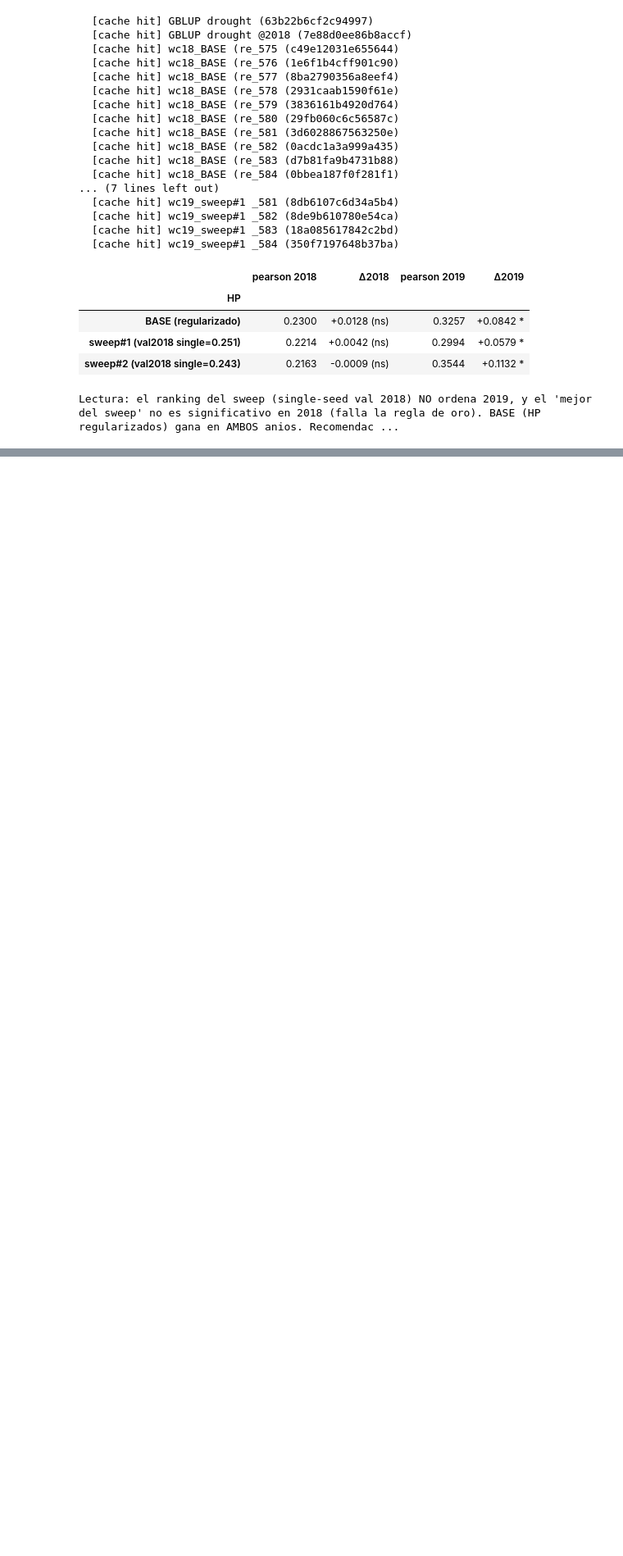
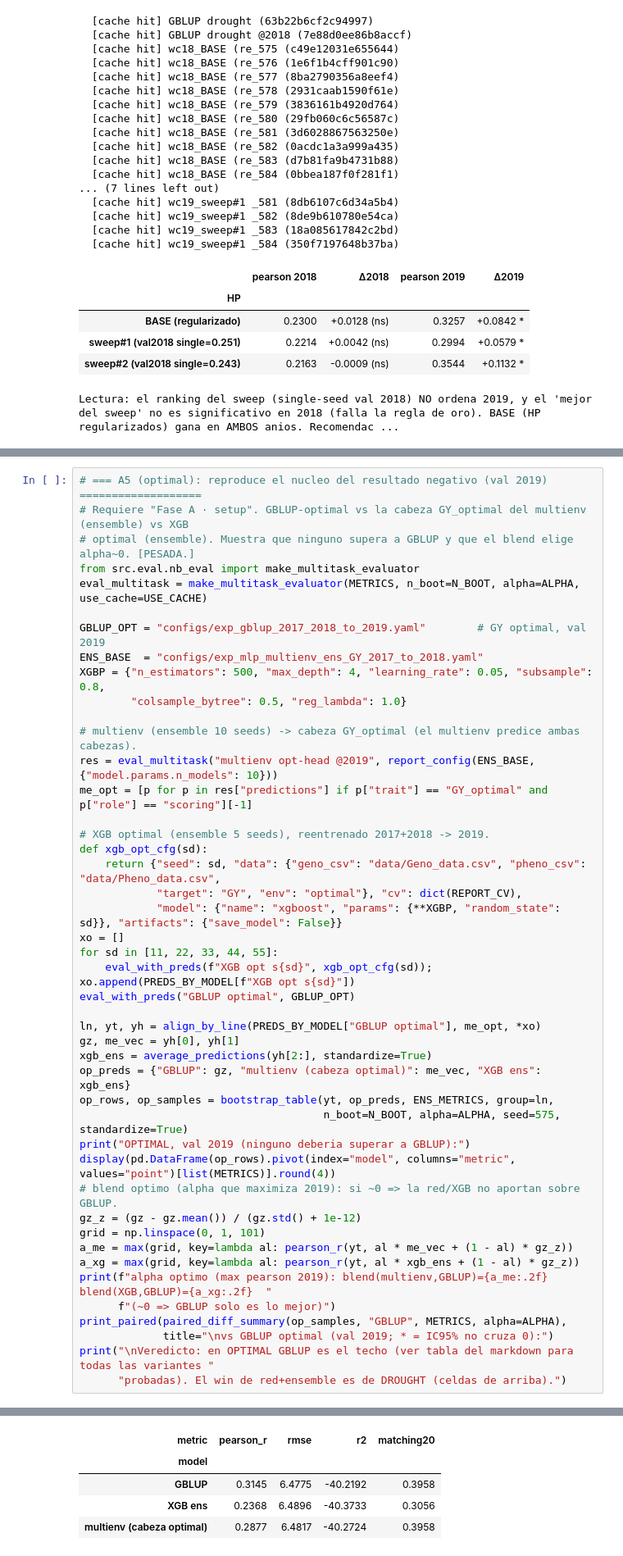
Before and after one commit to octavioromagnoli/maze-genomic-pred, a Jupyter notebook: notebooks/comparar_modelos_ci.ipynb, the cells around one changed output, grey strips where cells are left out. Shown at 82% size. Drawn from its saved outputs; the diff is of its cells as text; blank space fills up the shorter version.

```diff
--- a/notebooks/comparar_modelos_ci.ipynb
+++ b/notebooks/comparar_modelos_ci.ipynb
@@ -1901,0 +2037,46 @@ print("\nSi es significativo: este es el modelo elegido HONESTAMENTE (HP por el
+# %%
+# === A5 (optimal): reproduce el nucleo del resultado negativo (val 2019) ===================
+# Requiere "Fase A · setup". GBLUP-optimal vs la cabeza GY_optimal del multienv (ensemble) vs XGB
+# optimal (ensemble). Muestra que ninguno supera a GBLUP y que el blend elige alpha~0. [PESADA.]
+from src.eval.nb_eval import make_multitask_evaluator
+eval_multitask = make_multitask_evaluator(METRICS, n_boot=N_BOOT, alpha=ALPHA, use_cache=USE_CACHE)
+
+GBLUP_OPT = "configs/exp_gblup_2017_2018_to_2019.yaml"        # GY optimal, val 2019
+ENS_BASE  = "configs/exp_mlp_multienv_ens_GY_2017_to_2018.yaml"
+XGBP = {"n_estimators": 500, "max_depth": 4, "learning_rate": 0.05, "subsample": 0.8,
+        "colsample_bytree": 0.5, "reg_lambda": 1.0}
+
+# multienv (ensemble 10 seeds) -> cabeza GY_optimal (el multienv predice ambas cabezas).
+res = eval_multitask("multienv opt-head @2019", report_config(ENS_BASE, {"model.params.n_models": 10}))
+me_opt = [p for p in res["predictions"] if p["trait"] == "GY_optimal" and p["role"] == "scoring"][-1]
+
+# XGB optimal (ensemble 5 seeds), reentrenado 2017+2018 -> 2019.
+def xgb_opt_cfg(sd):
+    return {"seed": sd, "data": {"geno_csv": "data/Geno_data.csv", "pheno_csv": "data/Pheno_data.csv",
+            "target": "GY", "env": "optimal"}, "cv": dict(REPORT_CV),
+            "model": {"name": "xgboost", "params": {**XGBP, "random_state": sd}}, "artifacts": {"save_model": False}}
+xo = []
+for sd in [11, 22, 33, 44, 55]:
+    eval_with_preds(f"XGB opt s{sd}", xgb_opt_cfg(sd)); xo.append(PREDS_BY_MODEL[f"XGB opt s{sd}"])
+eval_with_preds("GBLUP optimal", GBLUP_OPT)
+
+ln, yt, yh = align_by_line(PREDS_BY_MODEL["GBLUP optimal"], me_opt, *xo)
+gz, me_vec = yh[0], yh[1]
+xgb_ens = average_predictions(yh[2:], standardize=True)
+op_preds = {"GBLUP": gz, "multienv (cabeza optimal)": me_vec, "XGB ens": xgb_ens}
+op_rows, op_samples = bootstrap_table(yt, op_preds, ENS_METRICS, group=ln,
+                                      n_boot=N_BOOT, alpha=ALPHA, seed=575, standardize=True)
+print("OPTIMAL, val 2019 (ninguno deberia superar a GBLUP):")
+display(pd.DataFrame(op_rows).pivot(index="model", columns="metric", values="point")[list(METRICS)].round(4))
+# blend optimo (alpha que maximiza 2019): si ~0 => la red/XGB no aportan sobre GBLUP.
+gz_z = (gz - gz.mean()) / (gz.std() + 1e-12)
+grid = np.linspace(0, 1, 101)
+a_me = max(grid, key=lambda al: pearson_r(yt, al * me_vec + (1 - al) * gz_z))
+a_xg = max(grid, key=lambda al: pearson_r(yt, al * xgb_ens + (1 - al) * gz_z))
+print(f"alpha optimo (max pearson 2019): blend(multienv,GBLUP)={a_me:.2f}  blend(XGB,GBLUP)={a_xg:.2f}  "
+      f"(~0 => GBLUP solo es lo mejor)")
+print_paired(paired_diff_summary(op_samples, "GBLUP", METRICS, alpha=ALPHA),
+             title="\nvs GBLUP optimal (val 2019; * = IC95% no cruza 0):")
+print("\nVeredicto: en OPTIMAL GBLUP es el techo (ver tabla del markdown para todas las variantes "
+      "probadas). El win de red+ensemble es de DROUGHT (celdas de arriba).")
+# %% [output]
@@ -1901,0 +2087,5 @@ print("\nSi es significativo: este es el modelo elegido HONESTAMENTE (HP por el
+| metric | pearson_r | rmse | r2 | matching20 |
+| model |  |  |  |  |
+| GBLUP | 0.3145 | 6.4775 | -40.2192 | 0.3958 |
+| XGB ens | 0.2368 | 6.4896 | -40.3733 | 0.3056 |
+| multienv (cabeza optimal) | 0.2877 | 6.4817 | -40.2724 | 0.3958 |
```
Also changed, not shown: parts of 6 cells of this notebook, 10 other files.
